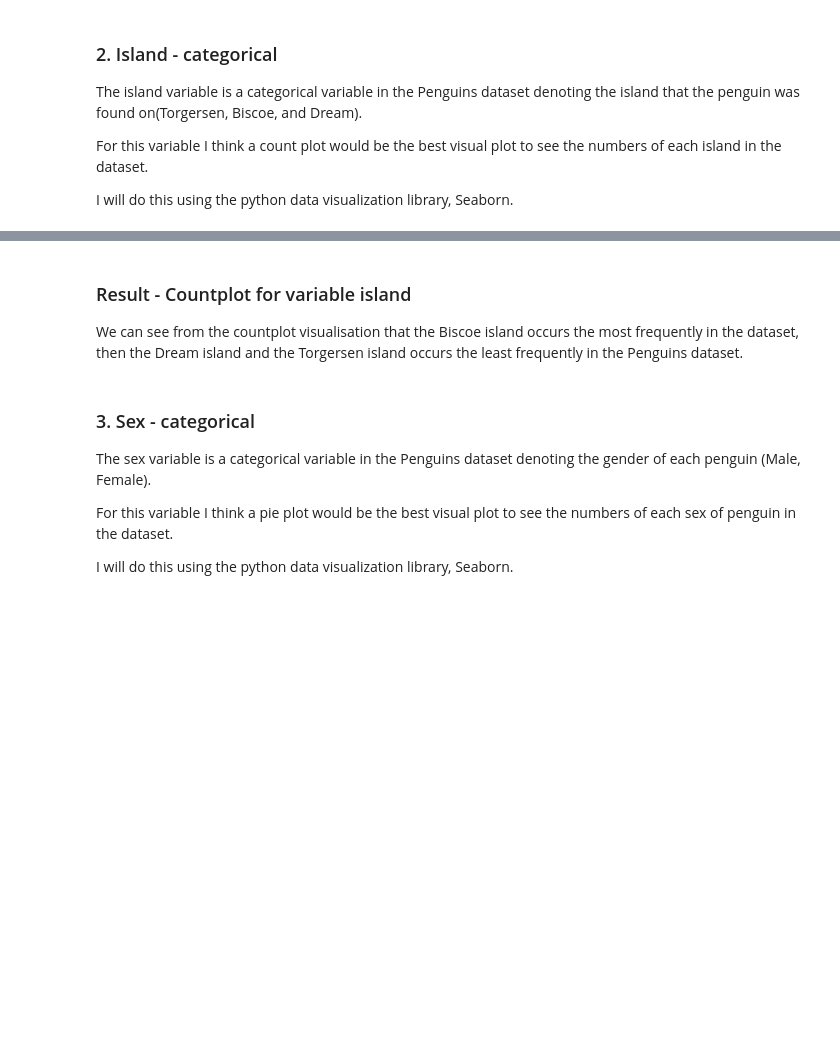
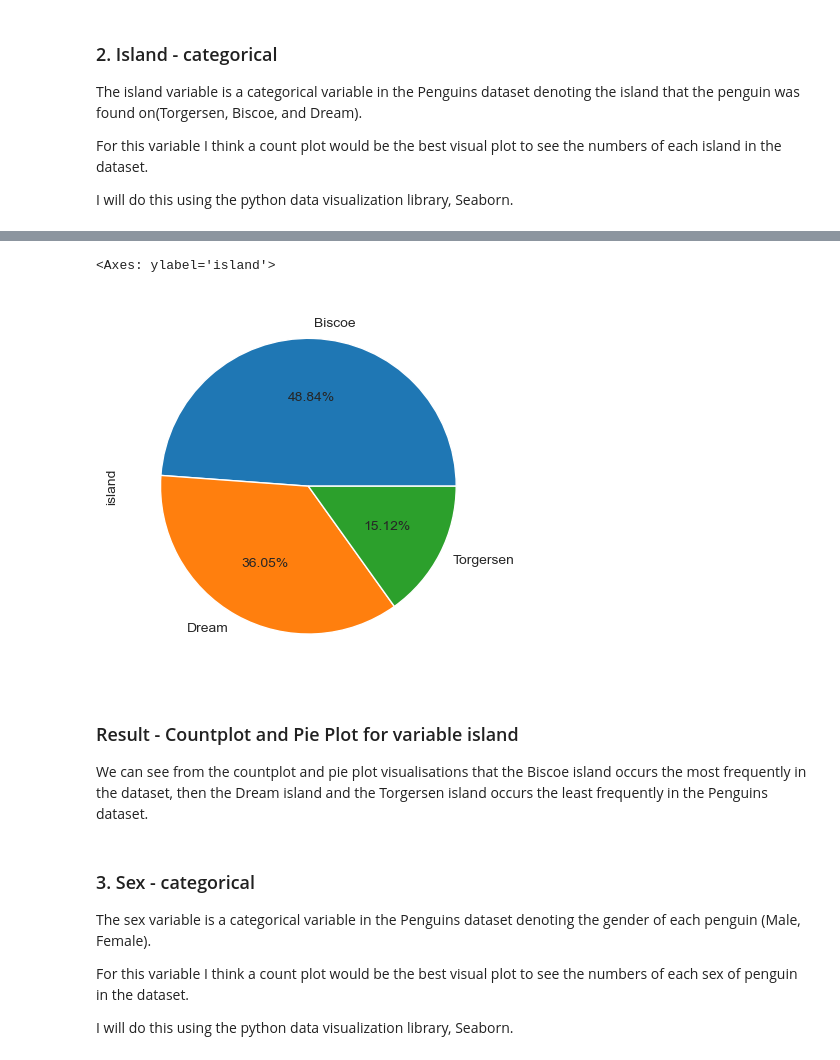
Before and after one commit to AudeAllen/Fundamentals-of-Data-Analysis---Tasks-and-Project, a Jupyter notebook: tasks.ipynb, the cells around one changed output, grey strips where cells are left out. Cells and saved outputs as stored; diff of their text form; code cells hidden in the pictures; blank space fills up the shorter version.

```diff
--- a/tasks.ipynb
+++ b/tasks.ipynb
@@ -827,13 +1059,23 @@ for container in ax.containers:
+# %%
+## Another plot that would show the frequency of the island variable would be a pie plot
+
+penguins  = pd.read_csv('Data/penguins.csv')
+
+penguins=penguins.island.value_counts()
+penguins.plot(kind='pie',autopct="%.2f%%")
+# %% [output]
+<Axes: ylabel='island'>
+[figure, added]
 # %% [markdown]
-### Result - Countplot for variable island
+### Result - Countplot and Pie Plot for variable island
 
-We can see from the countplot visualisation that the Biscoe island occurs the most frequently in the dataset, then the Dream island and the Torgersen island occurs the least frequently in the Penguins dataset.
+We can see from the countplot and pie plot visualisations that the Biscoe island occurs the most frequently in the dataset, then the Dream island and the Torgersen island occurs the least frequently in the Penguins dataset.
 # %% [markdown]
 ### 3. Sex - categorical
 
 The sex variable is a categorical variable in the Penguins dataset denoting the gender of each penguin (Male, Female).
 
-For this variable I think a pie plot would be the best visual plot to see the numbers of each sex of penguin in the dataset.
+For this variable I think a count plot would be the best visual plot to see the numbers of each sex of penguin in the dataset.
 
 I will do this using the python data visualization library, Seaborn.
 # %%
```
Also changed, not shown: parts of 44 cells of this notebook, 3 other files.
